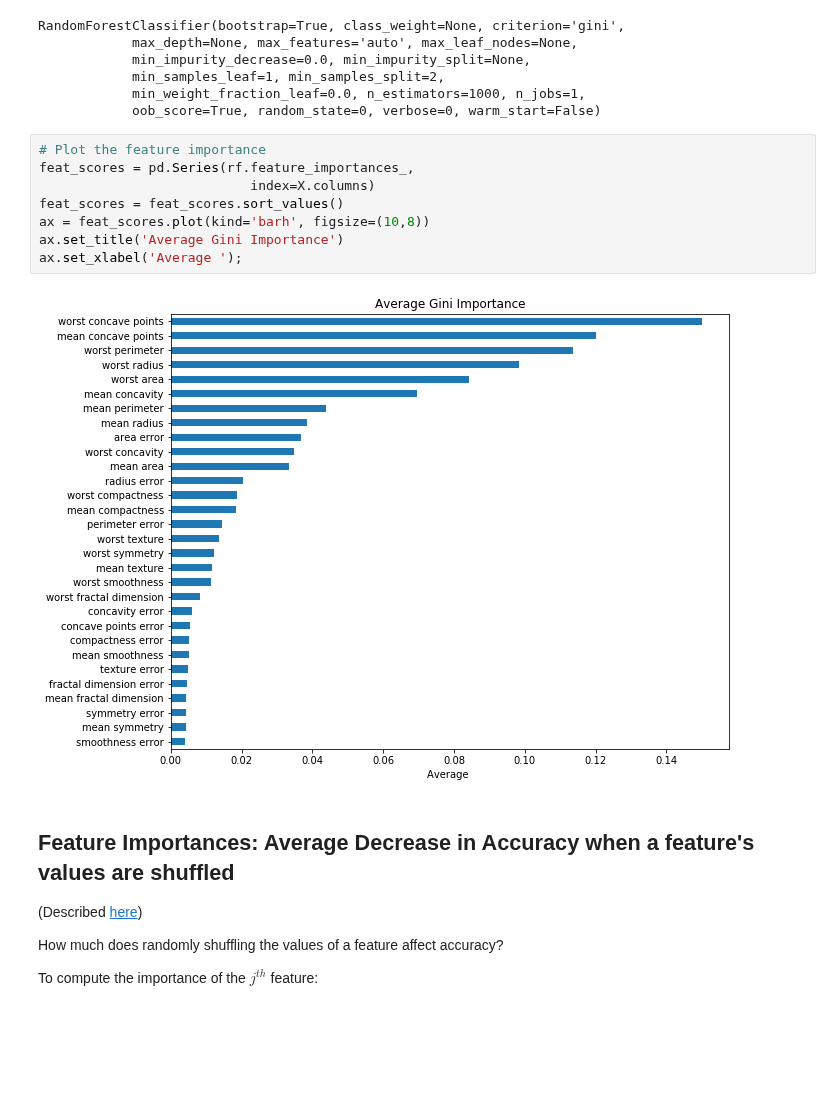
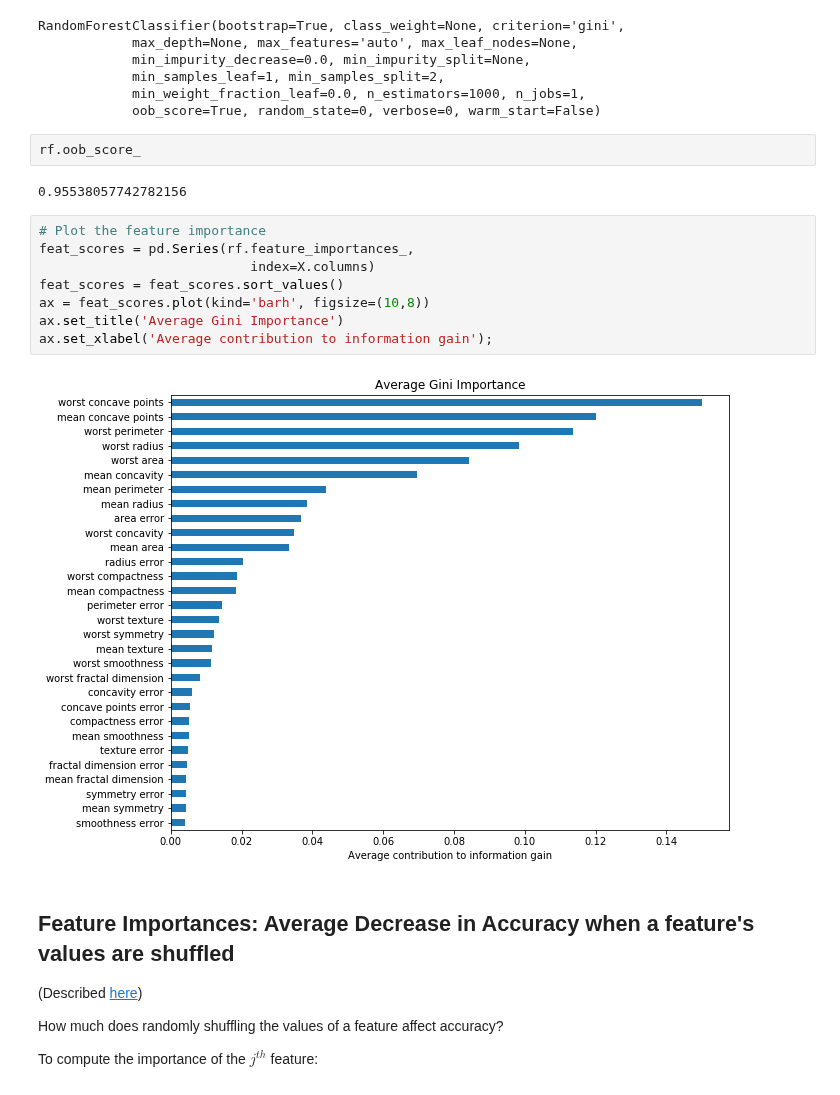
Before and after one commit to wmarshall484/DSI_LECTURES_2, a Jupyter notebook: random-forest/moses_marsh/random_forests.ipynb, the cells around one changed output. Drawn from its saved outputs; the diff is of its cells as text; blank space fills up the shorter version.

```diff
--- a/random-forest/moses_marsh/random_forests.ipynb
+++ b/random-forest/moses_marsh/random_forests.ipynb
@@ -691,16 +704,20 @@ RandomForestClassifier(bootstrap=True, class_weight=None, criterion='gini',
             min_samples_leaf=1, min_samples_split=2,
             min_weight_fraction_leaf=0.0, n_estimators=1000, n_jobs=1,
             oob_score=True, random_state=0, verbose=0, warm_start=False)
+# %%
+rf.oob_score_
+# %% [output]
+0.95538057742782156
 # %%
 # Plot the feature importance
 feat_scores = pd.Series(rf.feature_importances_,
                            index=X.columns)
 feat_scores = feat_scores.sort_values()
 ax = feat_scores.plot(kind='barh', figsize=(10,8))
 ax.set_title('Average Gini Importance')
-ax.set_xlabel('Average ');
+ax.set_xlabel('Average contribution to information gain');
 # %% [output]
-[figure, old version]
+[figure, new version]
 # %% [markdown]
 ## Feature Importances: Average Decrease in Accuracy when a feature's values are shuffled
 
```
Also changed, not shown: parts of 35 cells of this notebook, 1 other file.
